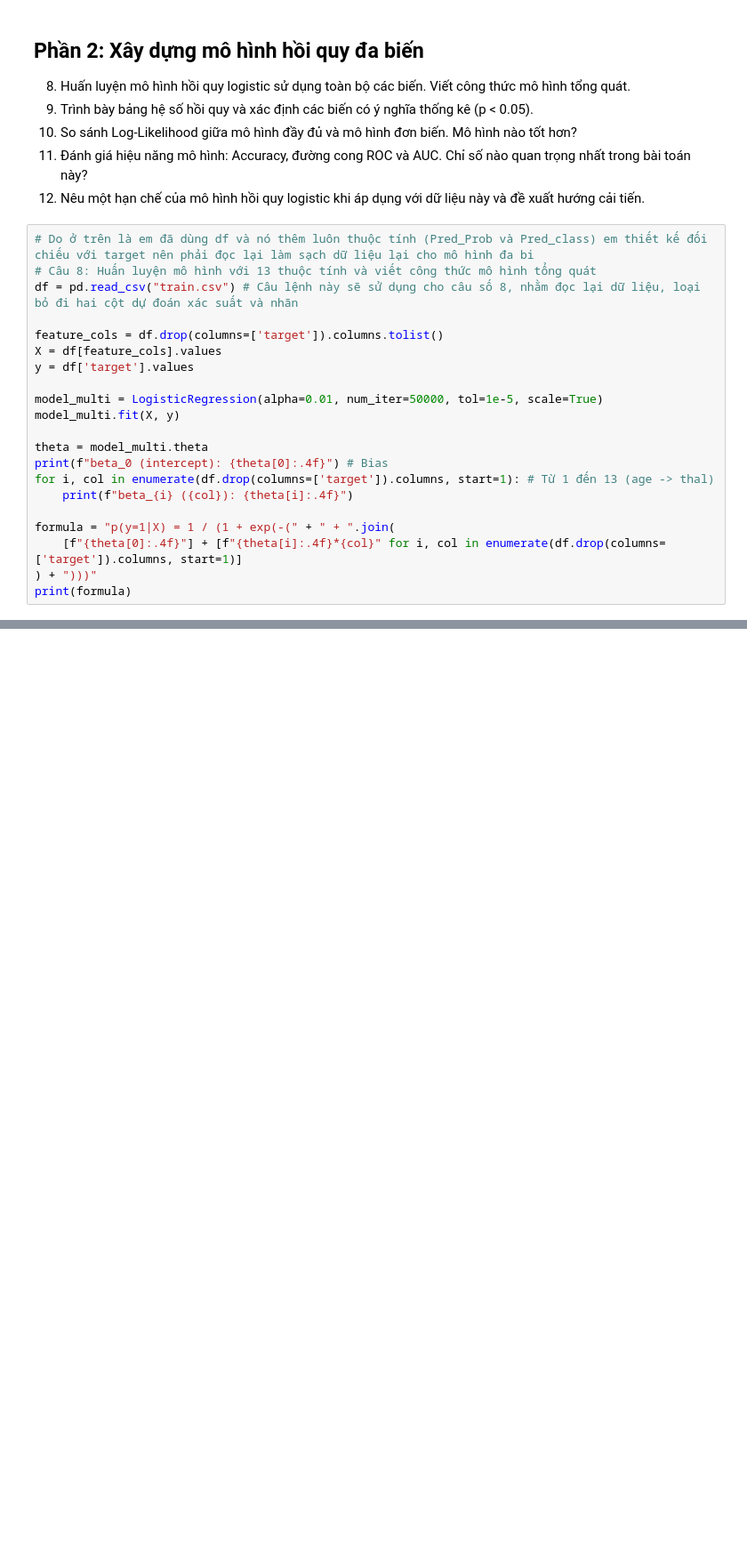
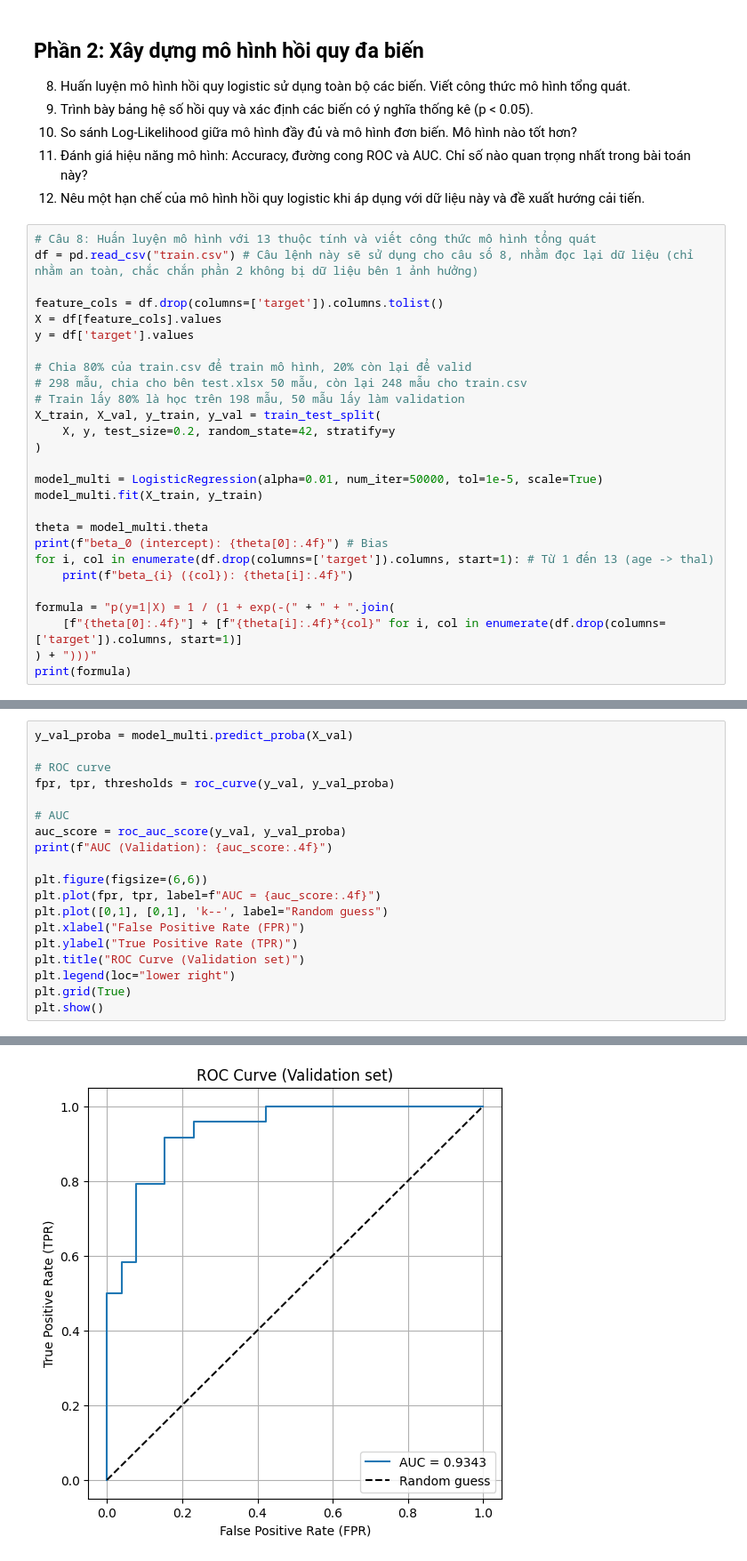
Before and after one commit to AkiraTomori/Data-Fitting, a Jupyter notebook: 23127379.ipynb, the cells around one changed output, grey strips where cells are left out. Shown: that part at 89% size. Saved outputs shown, nothing was run; the diff lists cells and outputs as text; blank space fills up the shorter version.

Commit message:
Log-Likelihood, check Accuracy, ROC curve and AUC, show which beta affect

```diff
--- a/23127379.ipynb
+++ b/23127379.ipynb
@@ -363,16 +367,22 @@ Accuracy trên test.xlsx: 0.6000
 11. Đánh giá hiệu năng mô hình: Accuracy, đường cong ROC và AUC. Chỉ số nào quan trọng nhất trong bài toán này?
 12. Nêu một hạn chế của mô hình hồi quy logistic khi áp dụng với dữ liệu này và đề xuất hướng cải tiến.
 # %%
-# Do ở trên là em đã dùng df và nó thêm luôn thuộc tính (Pred_Prob và Pred_class) em thiết kế đối chiếu với target nên phải đọc lại làm sạch dữ liệu lại cho mô hình đa bi
 # Câu 8: Huấn luyện mô hình với 13 thuộc tính và viết công thức mô hình tổng quát
-df = pd.read_csv("train.csv") # Câu lệnh này sẽ sử dụng cho câu số 8, nhằm đọc lại dữ liệu, loại bỏ đi hai cột dự đoán xác suất và nhãn
+df = pd.read_csv("train.csv") # Câu lệnh này sẽ sử dụng cho câu số 8, nhằm đọc lại dữ liệu (chỉ nhằm an toàn, chắc chắn phần 2 không bị dữ liệu bên 1 ảnh hưởng)
 
 feature_cols = df.drop(columns=['target']).columns.tolist()
 X = df[feature_cols].values
 y = df['target'].values
 
+# Chia 80% của train.csv để train mô hình, 20% còn lại để valid
+# 298 mẫu, chia cho bên test.xlsx 50 mẫu, còn lại 248 mẫu cho train.csv
+# Train lấy 80% là học trên 198 mẫu, 50 mẫu lấy làm validation
+X_train, X_val, y_train, y_val = train_test_split(
+    X, y, test_size=0.2, random_state=42, stratify=y
+)
+
 model_multi = LogisticRegression(alpha=0.01, num_iter=50000, tol=1e-5, scale=True)
-model_multi.fit(X, y)
+model_multi.fit(X_train, y_train)
 
 theta = model_multi.theta
 print(f"beta_0 (intercept): {theta[0]:.4f}") # Bias
@@ -428,0 +558,20 @@ Accuracy trên train.csv (đa biến): 0.8589
+# %%
+y_val_proba = model_multi.predict_proba(X_val)
+
+# ROC curve
+fpr, tpr, thresholds = roc_curve(y_val, y_val_proba)
+
+# AUC
+auc_score = roc_auc_score(y_val, y_val_proba)
+print(f"AUC (Validation): {auc_score:.4f}")
+
+plt.figure(figsize=(6,6))
+plt.plot(fpr, tpr, label=f"AUC = {auc_score:.4f}")
+plt.plot([0,1], [0,1], 'k--', label="Random guess")
+plt.xlabel("False Positive Rate (FPR)")
+plt.ylabel("True Positive Rate (TPR)")
+plt.title("ROC Curve (Validation set)")
+plt.legend(loc="lower right")
+plt.grid(True)
+plt.show()
+# %% [output]
@@ -429 +579,2 @@ Accuracy trên train.csv (đa biến): 0.8589
+[figure, added]
 # %%
```
Also changed, not shown: parts of 15 cells of this notebook.
